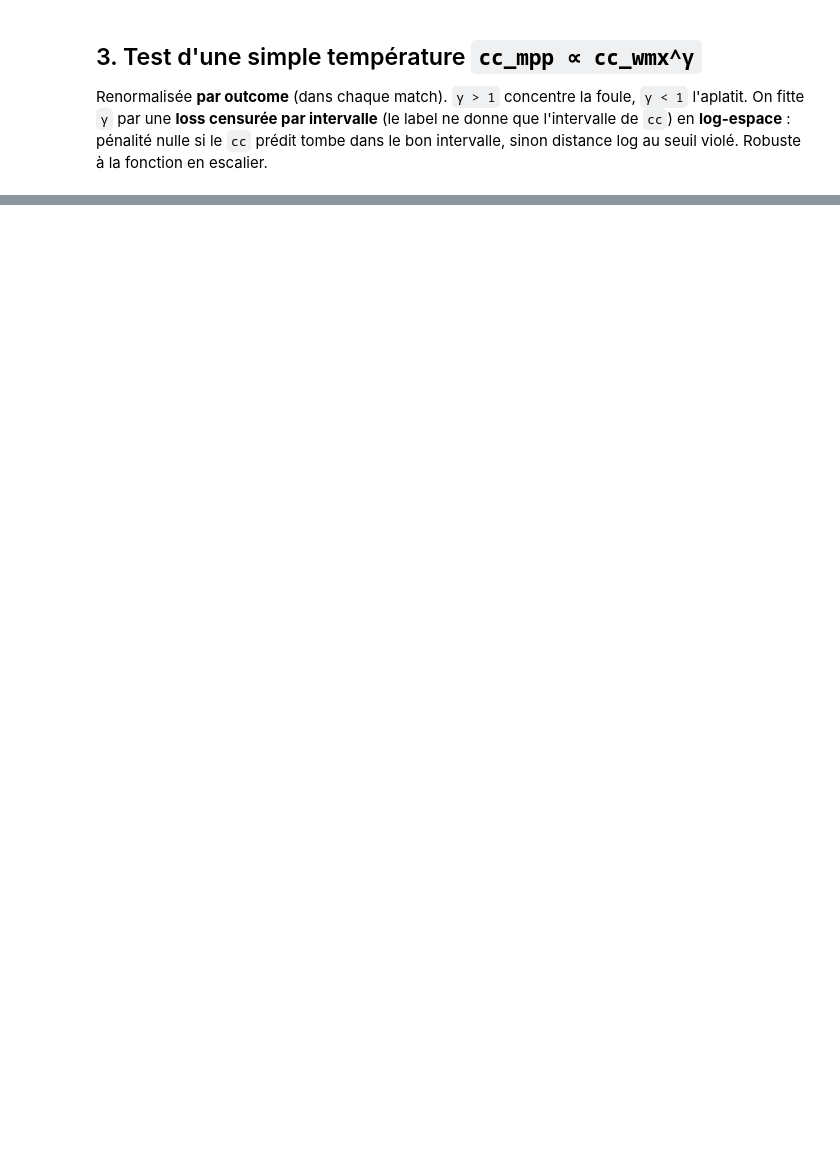
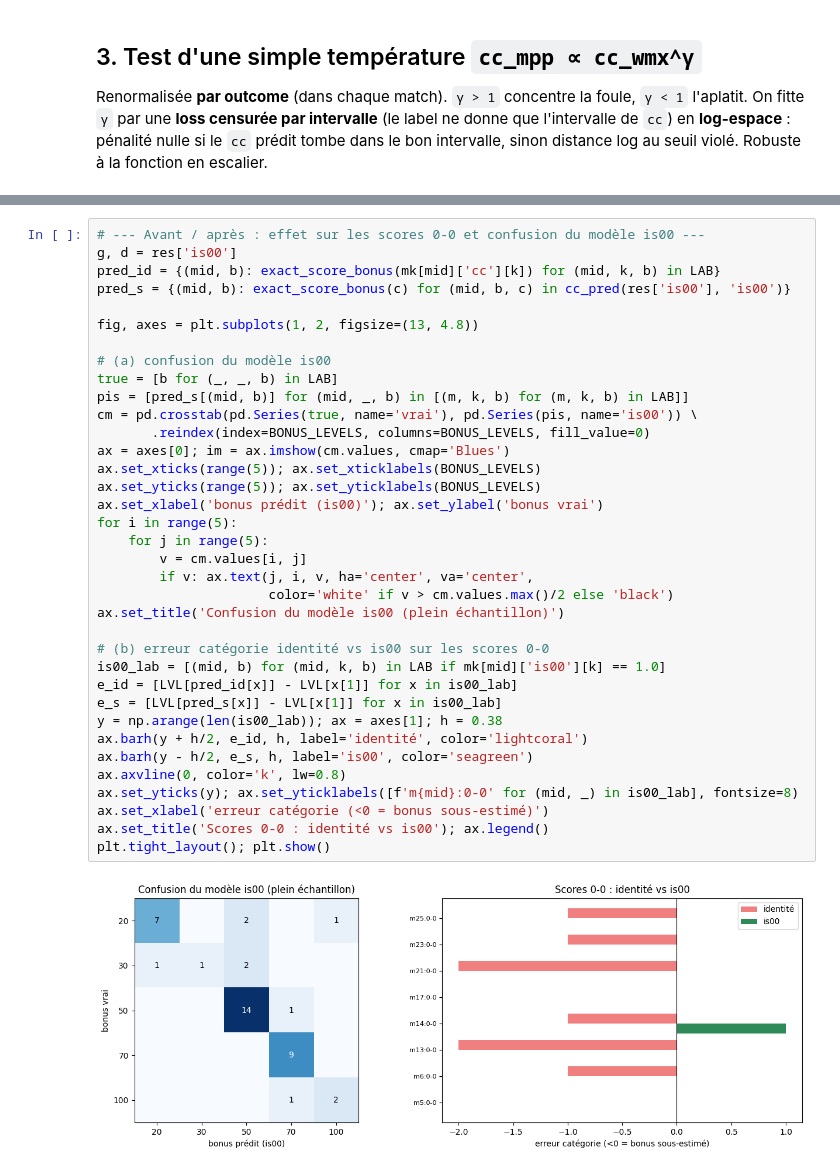
Before and after one commit to GodartVincent/MPPAnalysis, a Jupyter notebook: notebooks/25_exact_score_bonus.ipynb, the cells around one changed output, grey strips where cells are left out. Cells and saved outputs as stored; diff of their text form; blank space fills up the shorter version.

```diff
--- a/notebooks/25_exact_score_bonus.ipynb
+++ b/notebooks/25_exact_score_bonus.ipynb
@@ -282,0 +369,38 @@ inatteignable par toute fonction de `cc_wmx` seul : il faut un descripteur exog
+# %%
+# --- Avant / après : effet sur les scores 0-0 et confusion du modèle is00 ---
+g, d = res['is00']
+pred_id = {(mid, b): exact_score_bonus(mk[mid]['cc'][k]) for (mid, k, b) in LAB}
+pred_s = {(mid, b): exact_score_bonus(c) for (mid, b, c) in cc_pred(res['is00'], 'is00')}
+
+fig, axes = plt.subplots(1, 2, figsize=(13, 4.8))
+
+# (a) confusion du modèle is00
+true = [b for (_, _, b) in LAB]
+pis = [pred_s[(mid, b)] for (mid, _, b) in [(m, k, b) for (m, k, b) in LAB]]
+cm = pd.crosstab(pd.Series(true, name='vrai'), pd.Series(pis, name='is00')) \
+       .reindex(index=BONUS_LEVELS, columns=BONUS_LEVELS, fill_value=0)
+ax = axes[0]; im = ax.imshow(cm.values, cmap='Blues')
+ax.set_xticks(range(5)); ax.set_xticklabels(BONUS_LEVELS)
+ax.set_yticks(range(5)); ax.set_yticklabels(BONUS_LEVELS)
+ax.set_xlabel('bonus prédit (is00)'); ax.set_ylabel('bonus vrai')
+for i in range(5):
+    for j in range(5):
+        v = cm.values[i, j]
+        if v: ax.text(j, i, v, ha='center', va='center',
+                      color='white' if v > cm.values.max()/2 else 'black')
+ax.set_title('Confusion du modèle is00 (plein échantillon)')
+
+# (b) erreur catégorie identité vs is00 sur les scores 0-0
+is00_lab = [(mid, b) for (mid, k, b) in LAB if mk[mid]['is00'][k] == 1.0]
+e_id = [LVL[pred_id[x]] - LVL[x[1]] for x in is00_lab]
+e_s = [LVL[pred_s[x]] - LVL[x[1]] for x in is00_lab]
+y = np.arange(len(is00_lab)); ax = axes[1]; h = 0.38
+ax.barh(y + h/2, e_id, h, label='identité', color='lightcoral')
+ax.barh(y - h/2, e_s, h, label='is00', color='seagreen')
+ax.axvline(0, color='k', lw=0.8)
+ax.set_yticks(y); ax.set_yticklabels([f'm{mid}:0-0' for (mid, _) in is00_lab], fontsize=8)
+ax.set_xlabel('erreur catégorie (<0 = bonus sous-estimé)')
+ax.set_title('Scores 0-0 : identité vs is00'); ax.legend()
+plt.tight_layout(); plt.show()
+# %% [output]
+[figure, added]
```
Also changed, not shown: parts of 11 cells of this notebook, 7 other files.
